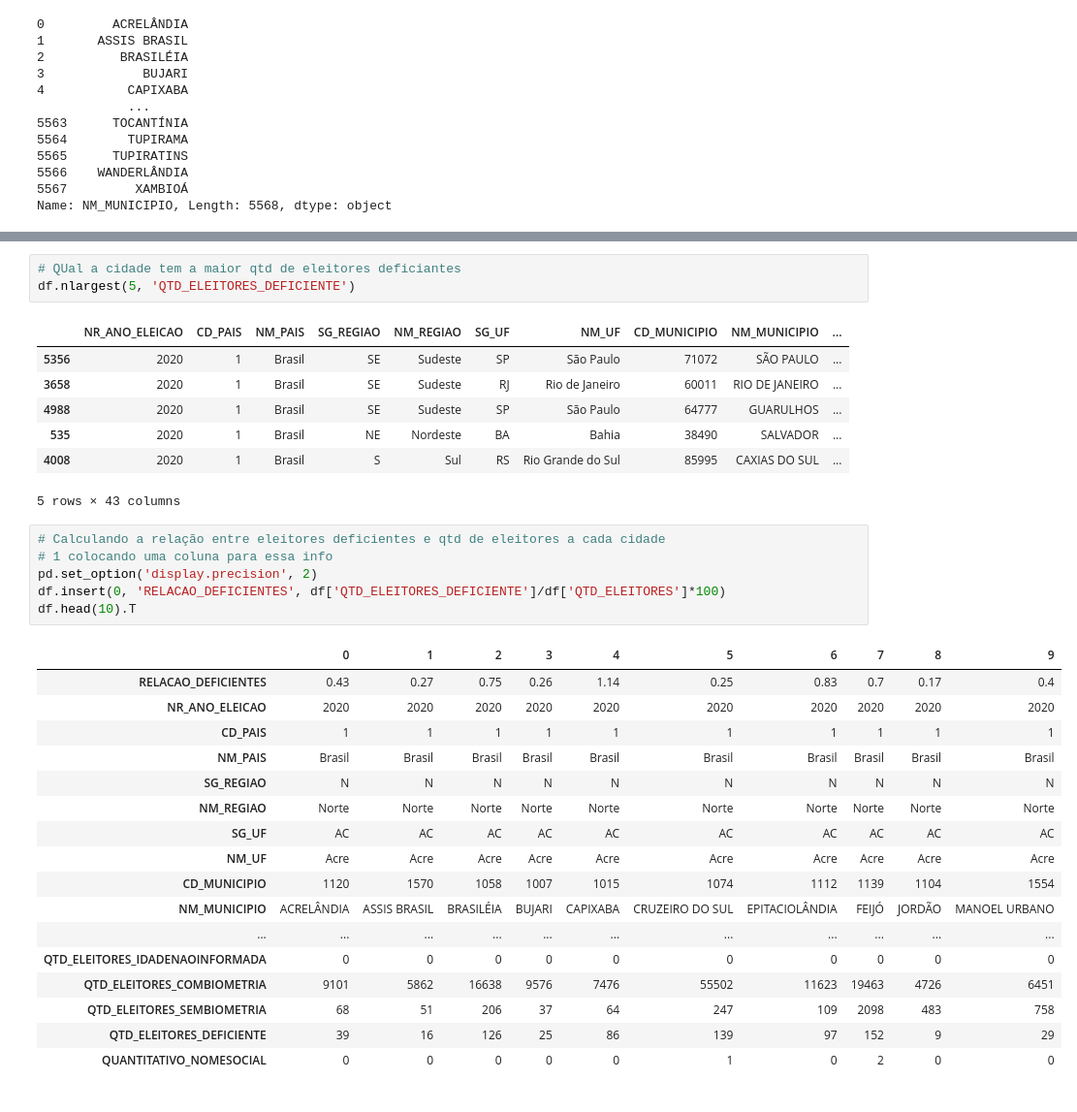
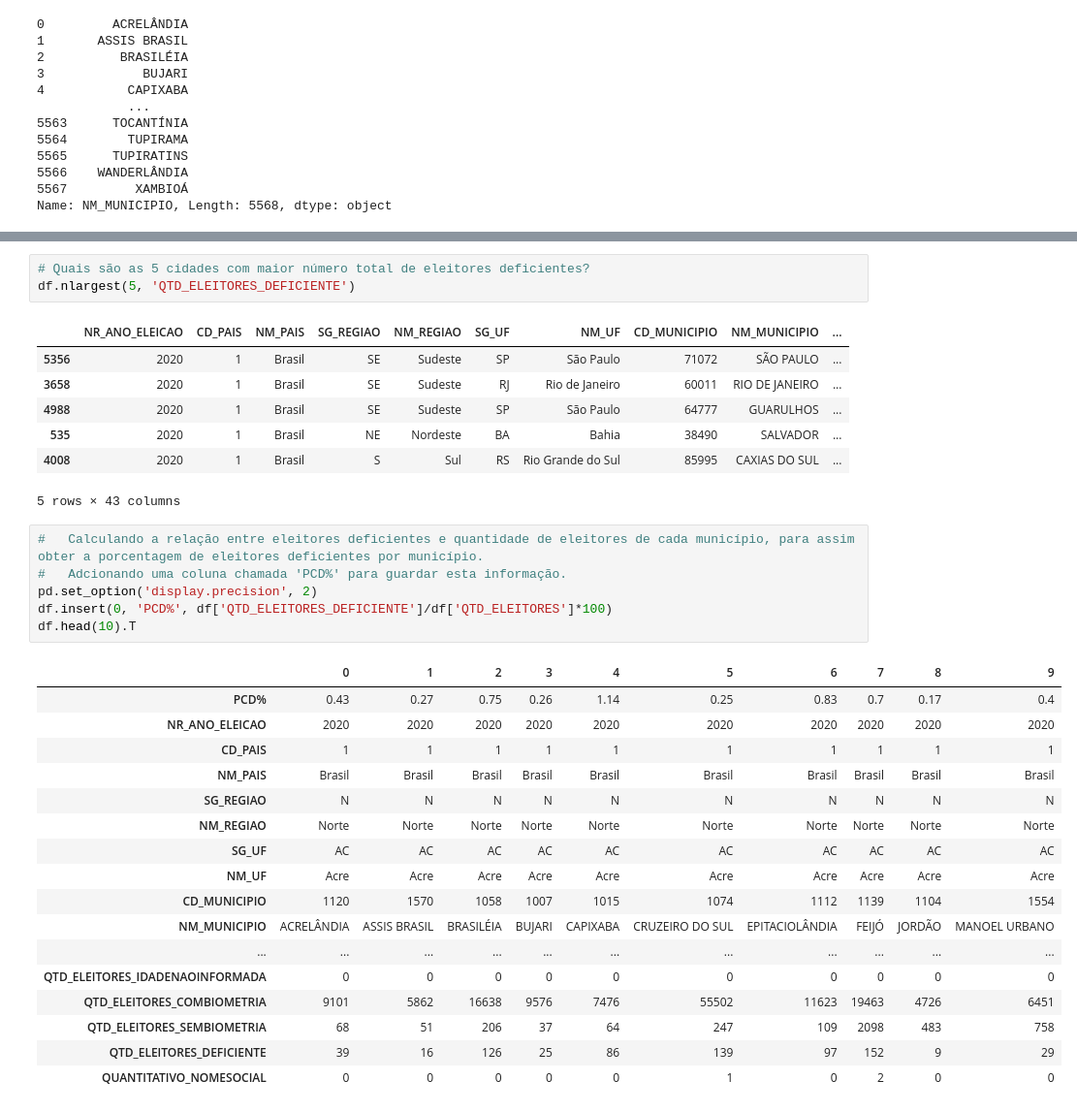
Before and after one commit to kauebr/Eleitorais, a Jupyter notebook: Eleitorado Município 2020/Eleitores_Municipios.ipynb, the cells around one changed output, grey strips where cells are left out. Shown at 97% size. Drawn from its saved outputs; the diff is of its cells as text.

```diff
--- a/Eleitorado Município 2020/Eleitores_Municipios.ipynb
+++ b/Eleitorado Município 2020/Eleitores_Municipios.ipynb
@@ -63,5 +71,5 @@ Name: NM_MUNICIPIO, Length: 5568, dtype: object
 # %%
-# QUal a cidade tem a maior qtd de eleitores deficiantes
+# Quais são as 5 cidades com maior número total de eleitores deficientes?
 df.nlargest(5, 'QTD_ELEITORES_DEFICIENTE')
 # %% [output]
 |  | NR_ANO_ELEICAO | CD_PAIS | NM_PAIS | SG_REGIAO | NM_REGIAO | SG_UF | NM_UF | CD_MUNICIPIO | NM_MUNICIPIO | ... |
@@ -72,14 +80,14 @@ df.nlargest(5, 'QTD_ELEITORES_DEFICIENTE')
 | 4008 | 2020 | 1 | Brasil | S | Sul | RS | Rio Grande do Sul | 85995 | CAXIAS DO SUL | ... |
 5 rows × 43 columns
 # %%
-# Calculando a relação entre eleitores deficientes e qtd de eleitores a cada cidade
-# 1 colocando uma coluna para essa info
+#   Calculando a relação entre eleitores deficientes e quantidade de eleitores de cada município, para assim obter a porcentagem de eleitores deficientes por município.
+#   Adcionando uma coluna chamada 'PCD%' para guardar esta informação.
 pd.set_option('display.precision', 2)
-df.insert(0, 'RELACAO_DEFICIENTES', df['QTD_ELEITORES_DEFICIENTE']/df['QTD_ELEITORES']*100)
+df.insert(0, 'PCD%', df['QTD_ELEITORES_DEFICIENTE']/df['QTD_ELEITORES']*100)
 df.head(10).T
 # %% [output]
 |  | 0 | 1 | 2 | 3 | 4 | 5 | 6 | 7 | 8 | 9 |
-| RELACAO_DEFICIENTES | 0.43 | 0.27 | 0.75 | 0.26 | 1.14 | 0.25 | 0.83 | 0.7 | 0.17 | 0.4 |
+| PCD% | 0.43 | 0.27 | 0.75 | 0.26 | 1.14 | 0.25 | 0.83 | 0.7 | 0.17 | 0.4 |
 | NR_ANO_ELEICAO | 2020 | 2020 | 2020 | 2020 | 2020 | 2020 | 2020 | 2020 | 2020 | 2020 |
 | CD_PAIS | 1 | 1 | 1 | 1 | 1 | 1 | 1 | 1 | 1 | 1 |
 | NM_PAIS | Brasil | Brasil | Brasil | Brasil | Brasil | Brasil | Brasil | Brasil | Brasil | Brasil |
```
Also changed, not shown: parts of 11 cells of this notebook.
